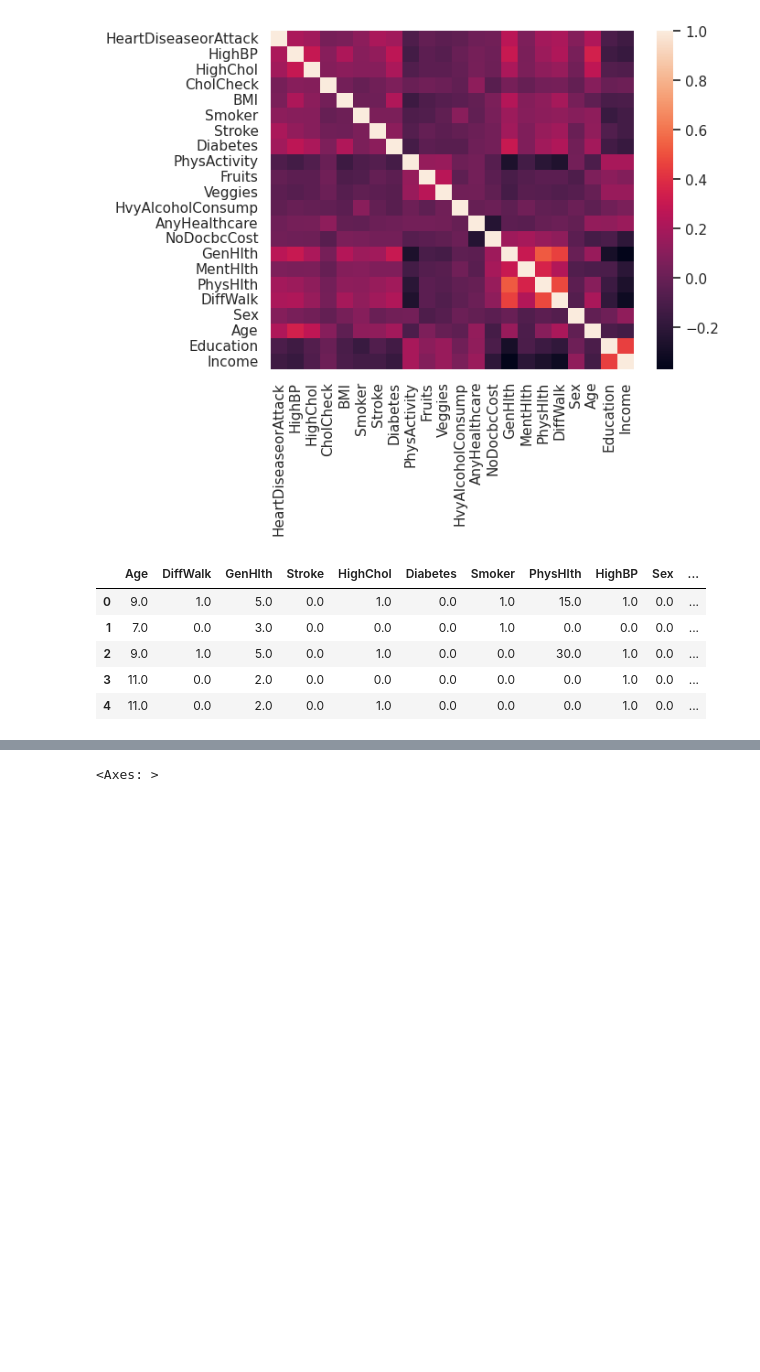
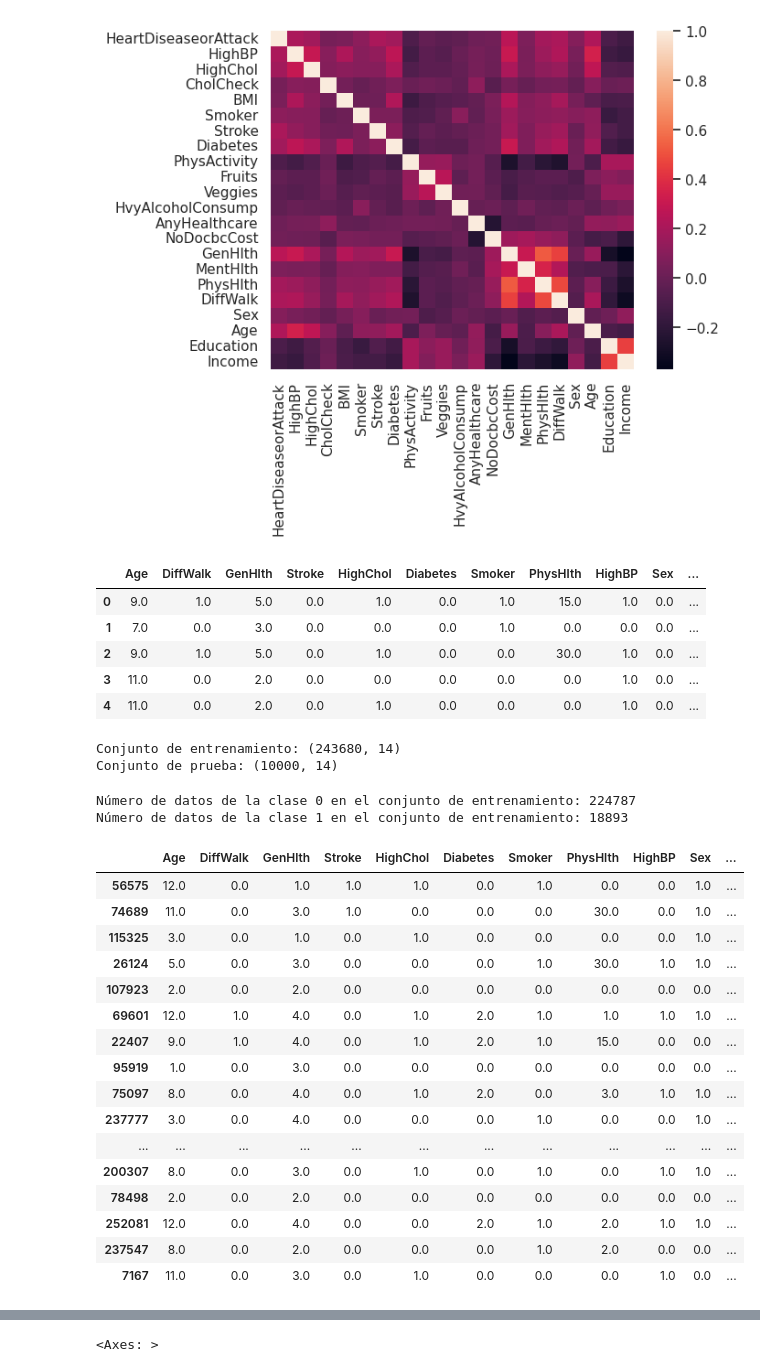
Before and after one commit to JuanSepu18/CarvasPredicter, a Jupyter notebook: proyecto_final.ipynb, the cells around one changed output, grey strips where cells are left out. Saved outputs shown, nothing was run; the diff lists cells and outputs as text; code cells hidden in the pictures; blank space fills up the shorter version.

```diff
--- a/proyecto_final.ipynb
+++ b/proyecto_final.ipynb
@@ -116,3 +116,59 @@ data_hc.head()
 | 2 | 9.0 | 1.0 | 5.0 | 0.0 | 1.0 | 0.0 | 0.0 | 30.0 | 1.0 | 0.0 | ... |
 | 3 | 11.0 | 0.0 | 2.0 | 0.0 | 0.0 | 0.0 | 0.0 | 0.0 | 1.0 | 0.0 | ... |
 | 4 | 11.0 | 0.0 | 2.0 | 0.0 | 1.0 | 0.0 | 0.0 | 0.0 | 1.0 | 0.0 | ... |
+# %%
+import pandas as pd
+from sklearn.utils import shuffle
+
+# Crear una copia del conjunto de datos original para evitar modificar el conjunto original
+dataset_copy = data_hc.copy()
+
+# Filtrar las primeras 5000 muestras de la clase 0 y 5000 de la clase 1 para el conjunto de prueba
+test_samples_class_0 = dataset_copy[dataset_copy['HeartDiseaseorAttack'] == 0].head(5000)
+test_samples_class_1 = dataset_copy[dataset_copy['HeartDiseaseorAttack'] == 1].head(5000)
+
+# Concatenar las muestras de prueba
+test_data = pd.concat([test_samples_class_0, test_samples_class_1])
+
+# Eliminar las muestras de prueba del conjunto de datos original para obtener el conjunto de entrenamiento
+data_hc = dataset_copy.drop(test_data.index)
+
+# Imprimir la información sobre la división
+print("Conjunto de entrenamiento:", data_hc.shape)
+print("Conjunto de prueba:", test_data.shape)
+
+# Guardar los conjuntos de entrenamiento y prueba si es necesario
+data_hc.to_csv('train_data.csv', index=False)
+test_data.to_csv('test_data.csv', index=False)
+# %% [output]
+Conjunto de entrenamiento: (243680, 14)
+Conjunto de prueba: (10000, 14)
+# %%
+data_hc = shuffle(data_hc, random_state=1)
+
+count_class_0 = data_hc['HeartDiseaseorAttack'].value_counts().get(0, 0)
+count_class_1 = data_hc['HeartDiseaseorAttack'].value_counts().get(1, 0)
+
+print("Número de datos de la clase 0 en el conjunto de entrenamiento:", count_class_0)
+print("Número de datos de la clase 1 en el conjunto de entrenamiento:", count_class_1)
+data_hc.head(20)
+# %% [output]
+Número de datos de la clase 0 en el conjunto de entrenamiento: 224787
+Número de datos de la clase 1 en el conjunto de entrenamiento: 18893
+|  | Age | DiffWalk | GenHlth | Stroke | HighChol | Diabetes | Smoker | PhysHlth | HighBP | Sex | ... |
+| 56575 | 12.0 | 0.0 | 1.0 | 1.0 | 1.0 | 0.0 | 1.0 | 0.0 | 0.0 | 1.0 | ... |
+| 74689 | 11.0 | 0.0 | 3.0 | 1.0 | 0.0 | 0.0 | 0.0 | 30.0 | 0.0 | 1.0 | ... |
+| 115325 | 3.0 | 0.0 | 1.0 | 0.0 | 1.0 | 0.0 | 0.0 | 0.0 | 0.0 | 1.0 | ... |
+| 26124 | 5.0 | 0.0 | 3.0 | 0.0 | 0.0 | 0.0 | 1.0 | 30.0 | 1.0 | 1.0 | ... |
+| 107923 | 2.0 | 0.0 | 2.0 | 0.0 | 0.0 | 0.0 | 0.0 | 0.0 | 0.0 | 0.0 | ... |
+| 69601 | 12.0 | 1.0 | 4.0 | 0.0 | 1.0 | 2.0 | 1.0 | 1.0 | 1.0 | 1.0 | ... |
+| 22407 | 9.0 | 1.0 | 4.0 | 0.0 | 1.0 | 2.0 | 1.0 | 15.0 | 0.0 | 0.0 | ... |
+| 95919 | 1.0 | 0.0 | 3.0 | 0.0 | 0.0 | 0.0 | 0.0 | 0.0 | 0.0 | 0.0 | ... |
+| 75097 | 8.0 | 0.0 | 4.0 | 0.0 | 1.0 | 2.0 | 0.0 | 3.0 | 1.0 | 1.0 | ... |
+| 237777 | 3.0 | 0.0 | 4.0 | 0.0 | 0.0 | 0.0 | 1.0 | 0.0 | 0.0 | 1.0 | ... |
+| ... | ... | ... | ... | ... | ... | ... | ... | ... | ... | ... | ... |
+| 200307 | 8.0 | 0.0 | 3.0 | 0.0 | 1.0 | 0.0 | 1.0 | 0.0 | 1.0 | 1.0 | ... |
+| 78498 | 2.0 | 0.0 | 2.0 | 0.0 | 0.0 | 0.0 | 0.0 | 0.0 | 0.0 | 0.0 | ... |
+| 252081 | 12.0 | 0.0 | 4.0 | 0.0 | 0.0 | 2.0 | 1.0 | 2.0 | 1.0 | 1.0 | ... |
+| 237547 | 8.0 | 0.0 | 2.0 | 0.0 | 0.0 | 0.0 | 1.0 | 2.0 | 0.0 | 0.0 | ... |
+| 7167 | 11.0 | 0.0 | 3.0 | 0.0 | 1.0 | 0.0 | 0.0 | 0.0 | 1.0 | 0.0 | ... |
```
Also changed, not shown: parts of 19 cells of this notebook.
